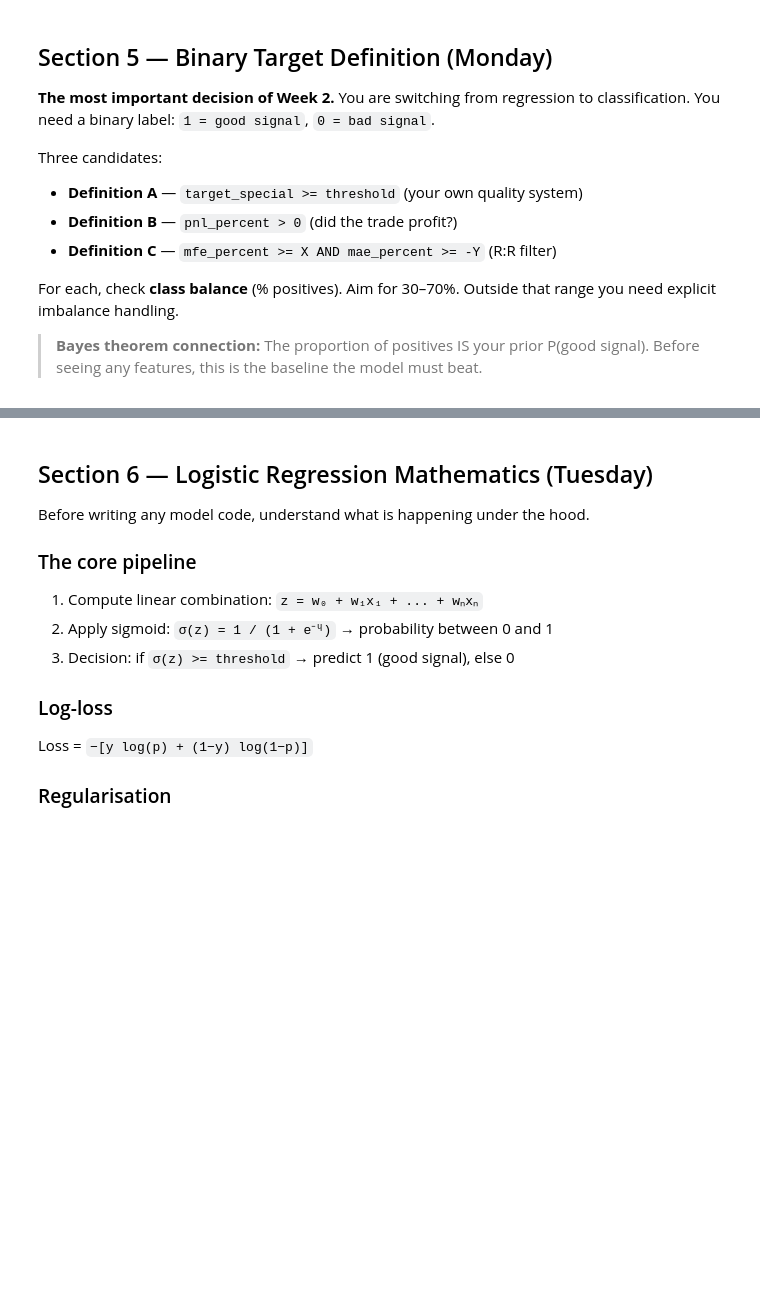
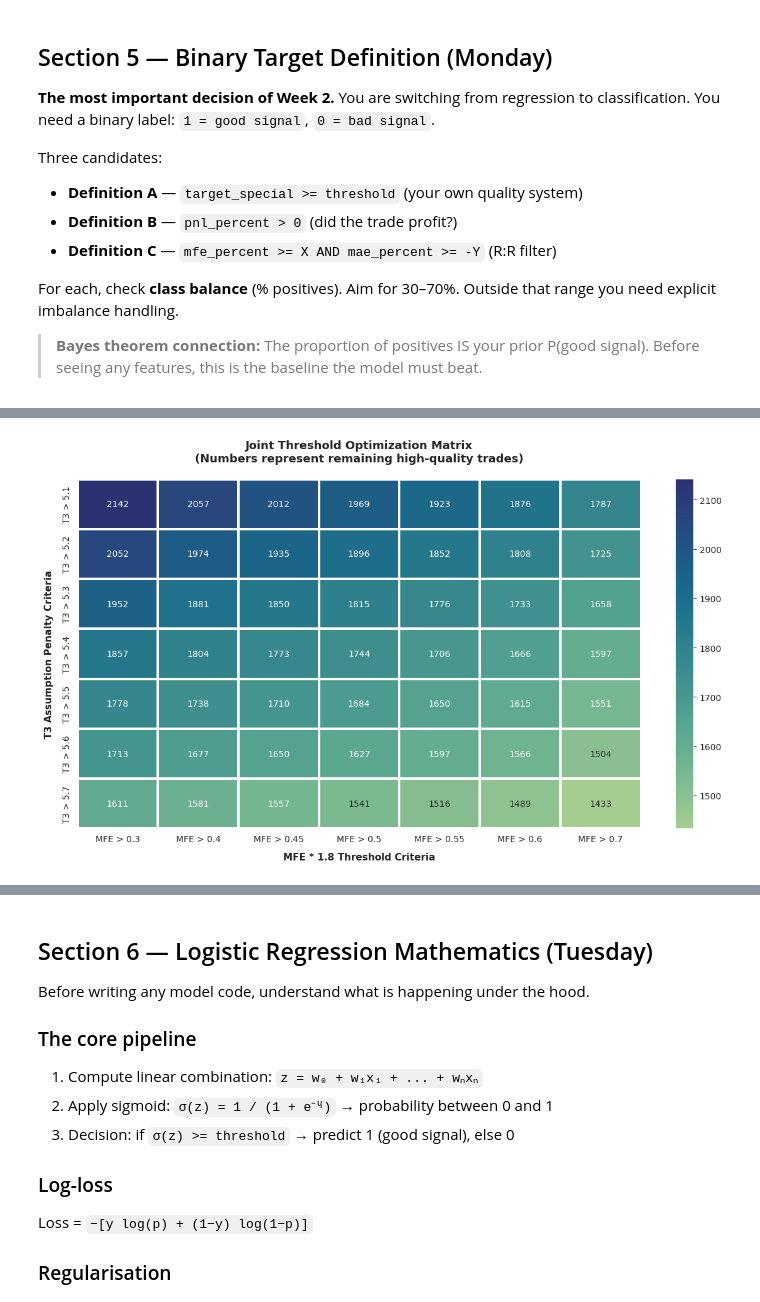
Before and after one commit to Jeshurun-B/EMA-optimizer-pipeline-v2, a Jupyter notebook: coolab_notebooks/week2_logistic_regression v2.ipynb, the cells around one changed output, grey strips where cells are left out. Saved outputs shown, nothing was run; the diff lists cells and outputs as text; code cells hidden in the pictures; blank space fills up the shorter version.

```diff
--- a/coolab_notebooks/week2_logistic_regression v2.ipynb
+++ b/coolab_notebooks/week2_logistic_regression v2.ipynb
@@ -440,0 +550,50 @@ df = df.drop(['classification_target_2'], axis = 1)
+# %%
+import numpy as np
+import pandas as pd
+import matplotlib.pyplot as plt
+import seaborn as sns  # or import seaborn as sns
+
+# 1. Define your exact metric milestones
+mfe_points = [0.3, 0.4, 0.45, 0.5, 0.55, 0.6, 0.7]
+t3_variants = [5.1, 5.2, 5.3, 5.4, 5.5, 5.6, 5.7]
+
+# 2. Build the matrix data
+matrix_data = np.zeros((len(t3_variants), len(mfe_points)), dtype=int)
+
+for i, t3_th in enumerate(t3_variants):
+    for j, mfe_th in enumerate(mfe_points):
+        # Calculate exactly how many trades survive BOTH filters
+        count = len(df[
+            ((df['mfe_percent'] ) > mfe_th) &
+            (df['T3_Assumption_Penalty'] > t3_th)
+        ])
+        matrix_data[i, j] = count
+
+# 3. Convert to a structured DataFrame for seaborn labeling
+heatmap_df = pd.DataFrame(
+    matrix_data,
+    index=[f'T3 > {t}' for t in t3_variants],
+    columns=[f'MFE > {m}' for m in mfe_points]
+)
+
+# 4. Plot the Heatmap
+plt.figure(figsize=(12, 7))
+sns.heatmap(
+    heatmap_df,
+    annot=True,        # Places the exact trade count inside the boxes
+    fmt='d',           # Ensures numbers print cleanly as integers
+    cmap='crest',      # Professional gradient scaling from light to dark
+    linewidths=1.5,    # Visually separates the grid blocks
+    linecolor='white'
+)
+
+# 5. Formatting adjustments
+plt.title('Joint Threshold Optimization Matrix\n(Numbers represent remaining high-quality trades)',
+          pad=20, fontsize=13, fontweight='bold')
+plt.xlabel('MFE * 1.8 Threshold Criteria', fontsize=11, fontweight='bold', labelpad=10)
+plt.ylabel('T3 Assumption Penalty Criteria', fontsize=11, fontweight='bold', labelpad=10)
+
+plt.tight_layout()
+plt.show()
+# %% [output]
+[figure, added]
```
Also changed, not shown: parts of 20 cells of this notebook.
